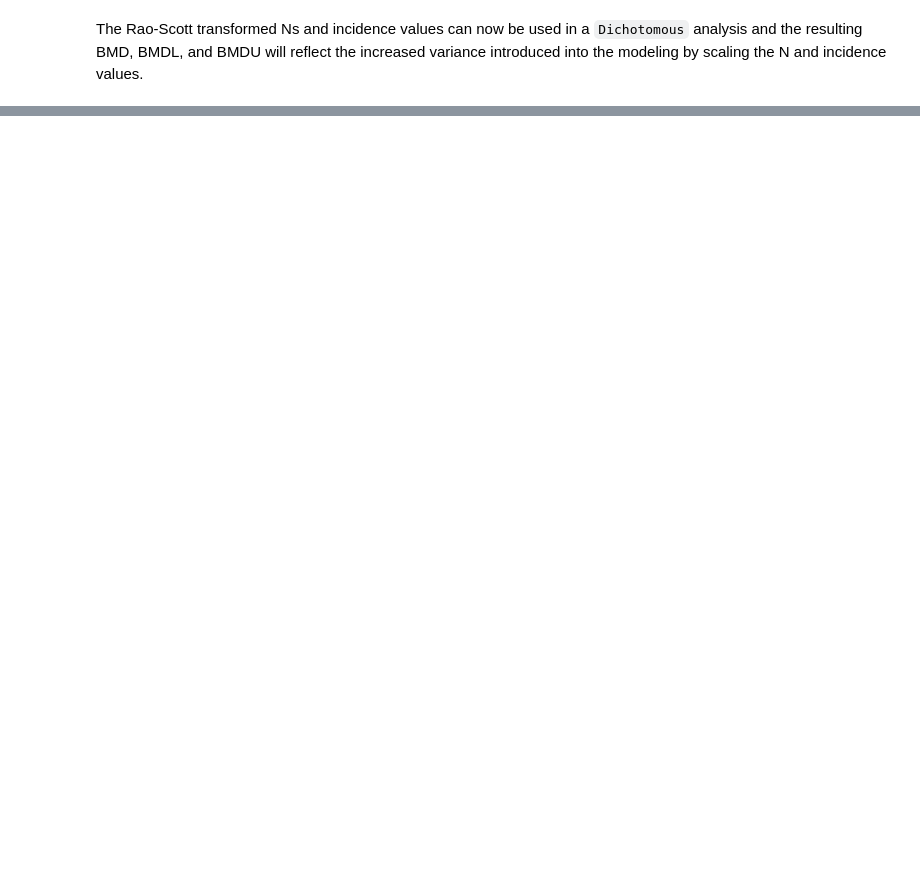
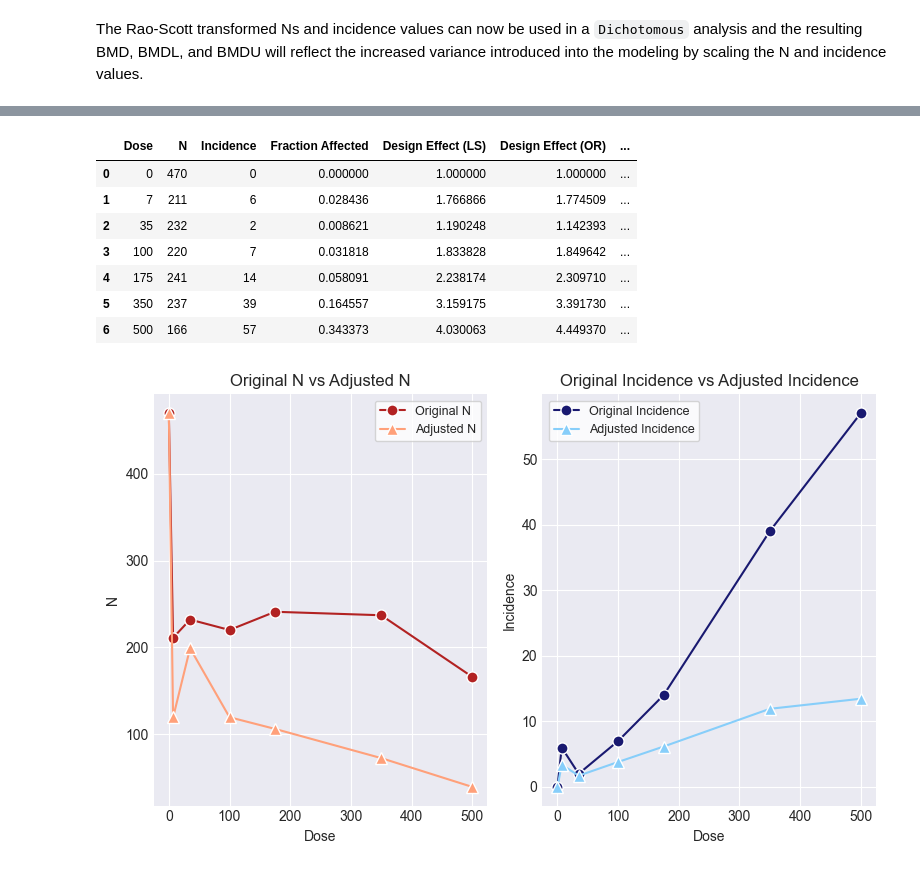
Before and after one commit to USEPA/BMDS, a Jupyter notebook: docs/source/recipes/nested_dichotomous.ipynb, the cells around one changed output, grey strips where cells are left out. Drawn from its saved outputs; the diff is of its cells as text; code cells hidden in the pictures; blank space fills up the shorter version.

Commit message:
Added incidence = 0 example for RS transform to recipe

```diff
--- a/docs/source/recipes/nested_dichotomous.ipynb
+++ b/docs/source/recipes/nested_dichotomous.ipynb
@@ -342,0 +493,3 @@ The Rao-Scott transformed Ns and incidence values can now be used in a `Dichotom
+# %%
+df2 = pd.read_csv('data/example-rao-scott_zero_incidence.csv')
+df2
@@ -342,0 +505,29 @@ The Rao-Scott transformed Ns and incidence values can now be used in a `Dichotom
+# %%
+
+# Example data with zero incidences in the control group
+dataset= pybmds.DichotomousDataset(
+    doses = df2["dose"].tolist(),
+    ns = df2["n"].tolist(),
+    incidences = df2["incidence"].tolist(),
+    name = "Example Rao-Scott",
+    dose_units="mg/kg",
+)
+
+# Now run the Rao-Scott transformation
+rs2 = RaoScott(
+    dataset = dataset,
+    species="rat",
+)
+
+display(rs2.summary_df())
+fig = rs2.figure()
+# %% [output]
+|  | Dose | N | Incidence | Fraction Affected | Design Effect (LS) | Design Effect (OR) | ... |
+| 0 | 0 | 470 | 0 | 0.000000 | 1.000000 | 1.000000 | ... |
+| 1 | 7 | 211 | 6 | 0.028436 | 1.766866 | 1.774509 | ... |
+| 2 | 35 | 232 | 2 | 0.008621 | 1.190248 | 1.142393 | ... |
+| 3 | 100 | 220 | 7 | 0.031818 | 1.833828 | 1.849642 | ... |
+| 4 | 175 | 241 | 14 | 0.058091 | 2.238174 | 2.309710 | ... |
+| 5 | 350 | 237 | 39 | 0.164557 | 3.159175 | 3.391730 | ... |
+| 6 | 500 | 166 | 57 | 0.343373 | 4.030063 | 4.449370 | ... |
+[figure, added]
```
Also changed, not shown: parts of 19 cells of this notebook, 1 other file.
